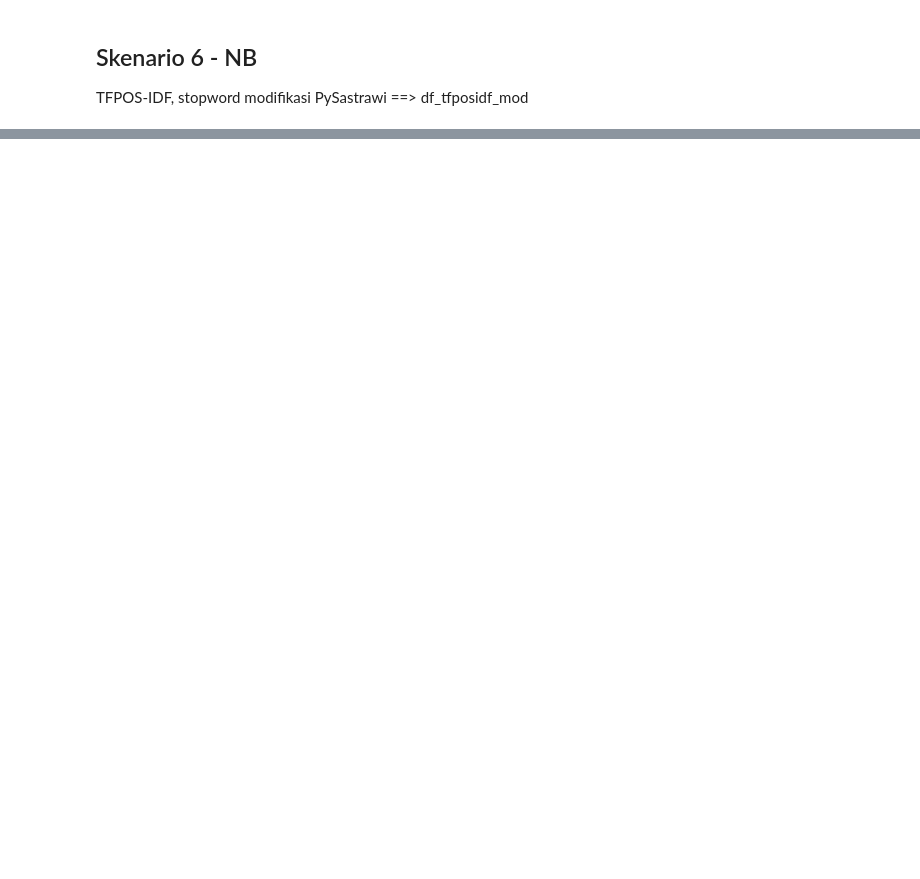
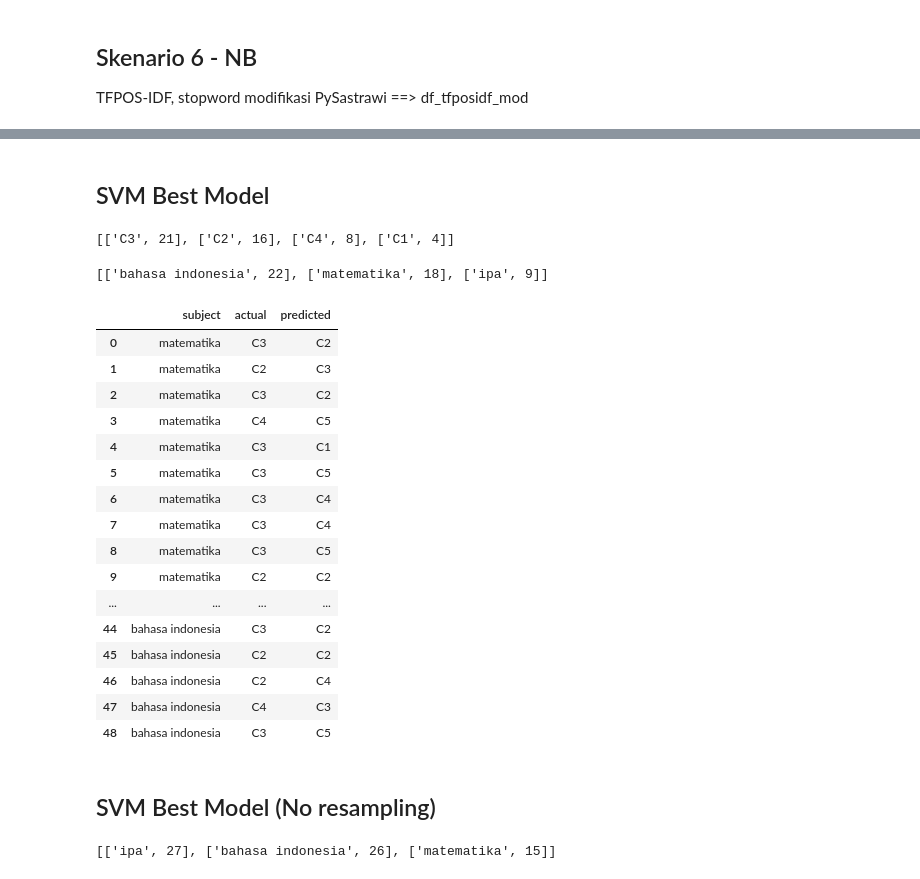
Before and after one commit to prawiraadam/finalproject, a Jupyter notebook: Bloom Classification.ipynb, the cells around one changed output, grey strips where cells are left out. Saved outputs shown, nothing was run; the diff lists cells and outputs as text; code cells hidden in the pictures; blank space fills up the shorter version.

Commit message:
Added result analysis

```diff
--- a/Bloom Classification.ipynb
+++ b/Bloom Classification.ipynb
@@ -1438,0 +1453,11 @@ F1 Score:  0.8103342780421434
+# %%
+def get_real_idx(false_index, df_resample, df):
+    real = []
+    for i in range(len(false_index)):
+        fidx = false_index[i]
+        holder = df_resample.iloc[fidx].tolist()
+        for j in range(df.shape[0]):
+            if holder == df.iloc[j].tolist():
+                real.append(j)
+                break
+    return real
@@ -1438,0 +1486,11 @@ F1 Score:  0.8103342780421434
+# %%
+def get_subject_detail(real_index, df, predicted):
+    result = []
+
+    for i in range(len(real_index)):
+        temp = []
+        temp.append(df.subject.iloc[real_index[i]])
+        temp.append(df.label.iloc[real_index[i]])
+        temp.append(predicted[i])
+        result.append(temp)
+    return result
@@ -1438,0 +1516,51 @@ F1 Score:  0.8103342780421434
+# %% [markdown]
+## SVM Best Model
+# %%
+predicted_svm = pred_svm_best.tolist()
+actual_svm = y_test_svmb.label.tolist()
+
+# ambil liat yang salah prediksi di index mana aja
+false_index_svm, prediction_svm = get_false_idx(predicted_svm, actual_svm, y_test_svmb)
+
+# ambil index asli di dataframe sebelum resampling
+real_idx_svm = get_real_idx(false_index_svm, df_tfposidf_ros_mod, df_tfposidf_mod)
+# %%
+# hitung jumlah salah prediksi
+false_count_svm = sorted(get_false_count(prediction_svm), key=lambda l:l[1], reverse=True)
+print(false_count_svm)
+# %% [output]
+[['C3', 21], ['C2', 16], ['C4', 8], ['C1', 4]]
+# %%
+# summary dari hasil salah prediksi per subject
+subject_sum_svm = sorted(get_subject_summary(real_idx_svm, df, predicted_svm), key=lambda l:l[1], reverse=True)
+print(subject_sum_svm)
+# %% [output]
+[['bahasa indonesia', 22], ['matematika', 18], ['ipa', 9]]
+# %%
+# ambil subject detail
+df_subject_detail_svm = pd.DataFrame(sorted(get_subject_detail(real_idx_svm, df, predicted_svm),
+                                            key=lambda l:l[0],
+                                            reverse=True),
+                                    columns = ['subject', 'actual', 'predicted'])
+
+df_subject_detail_svm.head(50)
+# %% [output]
+|  | subject | actual | predicted |
+| 0 | matematika | C3 | C2 |
+| 1 | matematika | C2 | C3 |
+| 2 | matematika | C3 | C2 |
+| 3 | matematika | C4 | C5 |
+| 4 | matematika | C3 | C1 |
+| 5 | matematika | C3 | C5 |
+| 6 | matematika | C3 | C4 |
+| 7 | matematika | C3 | C4 |
+| 8 | matematika | C3 | C5 |
+| 9 | matematika | C2 | C2 |
+| ... | ... | ... | ... |
+| 44 | bahasa indonesia | C3 | C2 |
+| 45 | bahasa indonesia | C2 | C2 |
+| 46 | bahasa indonesia | C2 | C4 |
+| 47 | bahasa indonesia | C4 | C3 |
+| 48 | bahasa indonesia | C3 | C5 |
+# %% [markdown]
+## SVM Best Model (No resampling)
@@ -1438,0 +1576,6 @@ F1 Score:  0.8103342780421434
+# %%
+# summary dari hasil salah prediksi per subject
+subject_sum_svm_nr = sorted(get_subject_summary(false_index_svm_nr, df, predicted_svm_nr), key=lambda l:l[1], reverse=True)
+print(subject_sum_svm_nr)
+# %% [output]
+[['ipa', 27], ['bahasa indonesia', 26], ['matematika', 15]]
```
Also changed, not shown: parts of 81 cells of this notebook, 28 other files.
